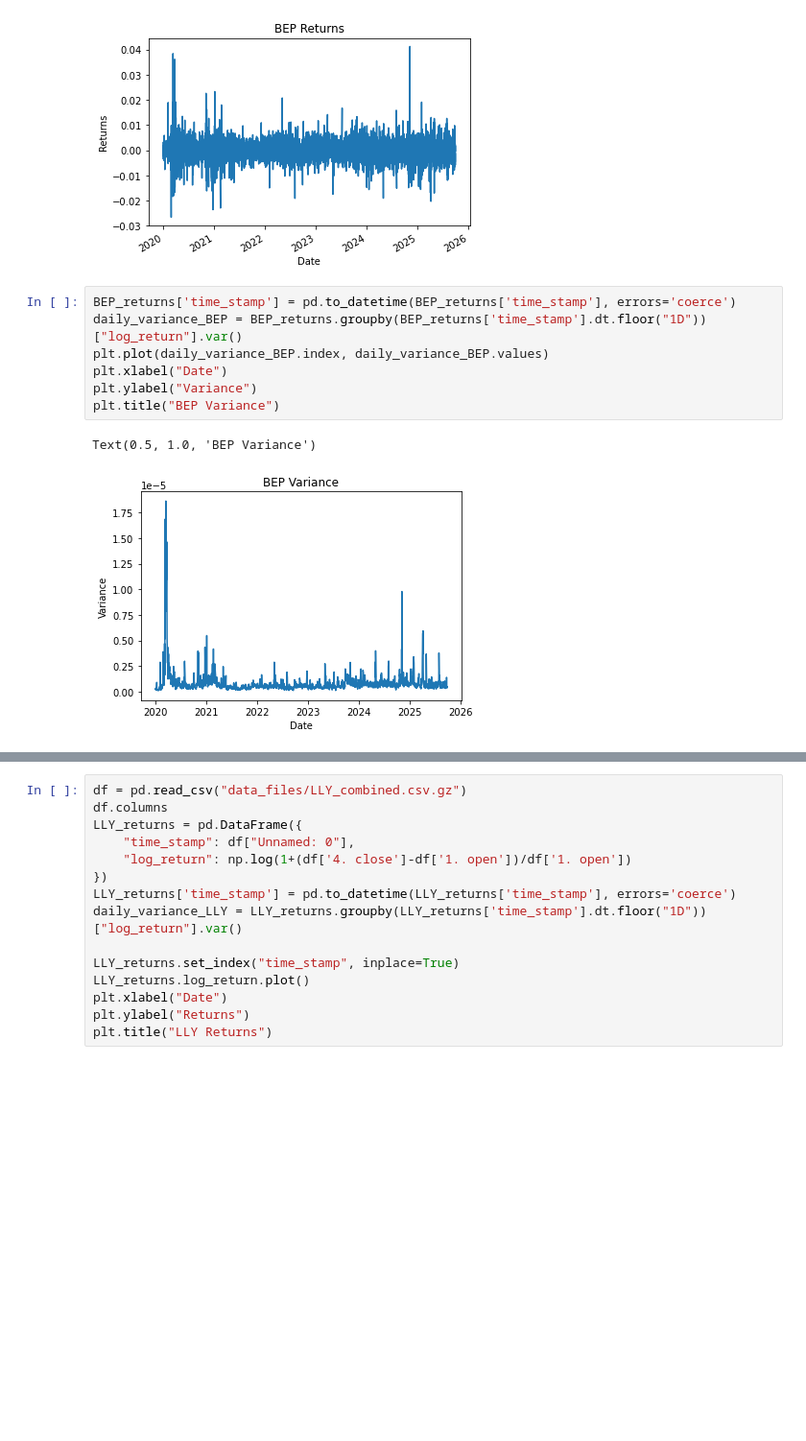
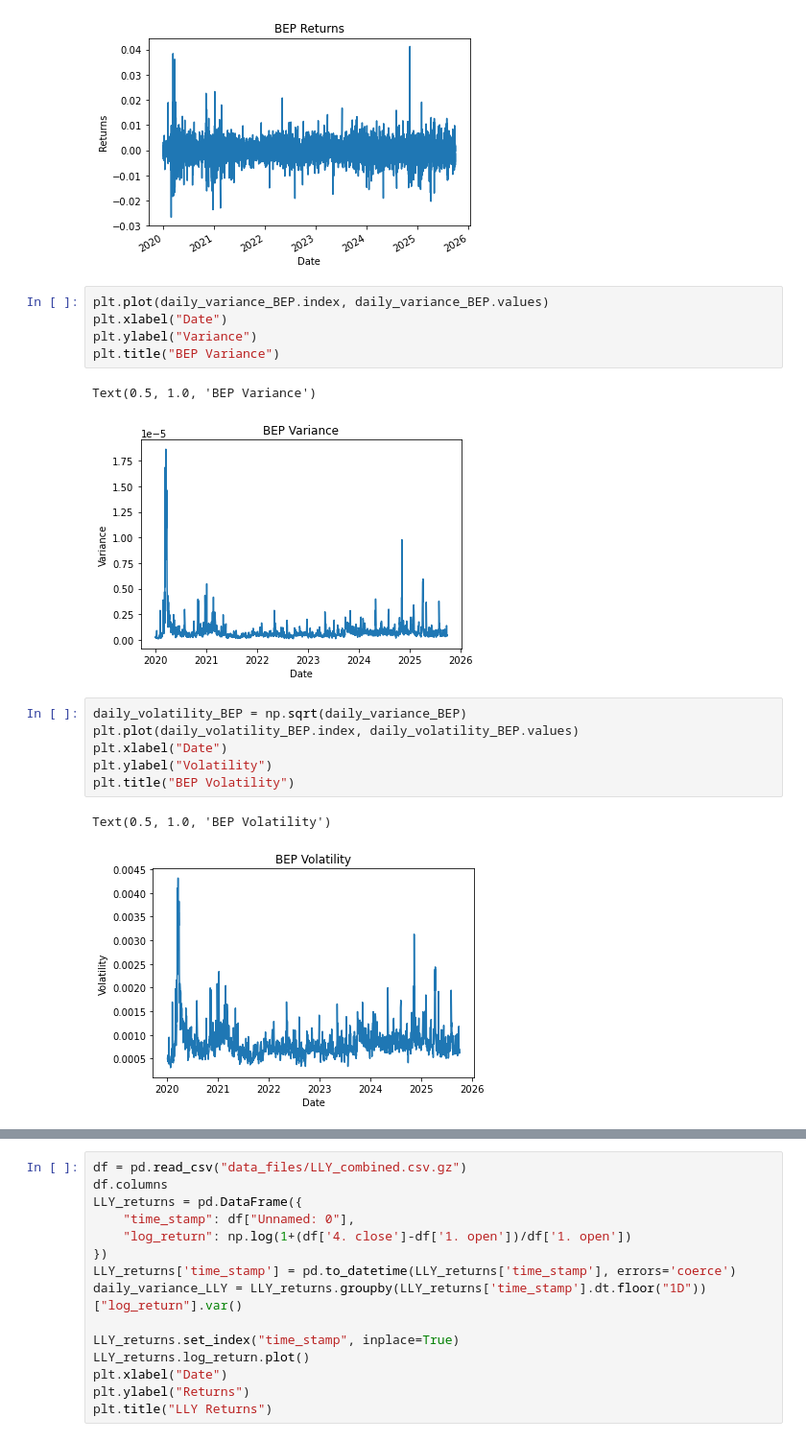
Before and after one commit to asalpert/msdas_practicum-project, a Jupyter notebook: data_preprocessing.ipynb, the cells around one changed output, grey strips where cells are left out. Shown: that part at 96% size. Drawn from its saved outputs; the diff is of its cells as text; blank space fills up the shorter version.

```diff
--- a/data_preprocessing.ipynb
+++ b/data_preprocessing.ipynb
@@ -148,8 +120,6 @@ plt.title("BEP Returns")
 Text(0.5, 1.0, 'BEP Returns')
 [figure]
 # %%
-BEP_returns['time_stamp'] = pd.to_datetime(BEP_returns['time_stamp'], errors='coerce')
-daily_variance_BEP = BEP_returns.groupby(BEP_returns['time_stamp'].dt.floor("1D"))["log_return"].var()
 plt.plot(daily_variance_BEP.index, daily_variance_BEP.values)
 plt.xlabel("Date")
 plt.ylabel("Variance")
@@ -157,3 +127,12 @@ plt.title("BEP Variance")
 # %% [output]
 Text(0.5, 1.0, 'BEP Variance')
 [figure]
+# %%
+daily_volatility_BEP = np.sqrt(daily_variance_BEP)
+plt.plot(daily_volatility_BEP.index, daily_volatility_BEP.values)
+plt.xlabel("Date")
+plt.ylabel("Volatility")
+plt.title("BEP Volatility")
+# %% [output]
+Text(0.5, 1.0, 'BEP Volatility')
+[figure, added]
```
Also changed, not shown: parts of 23 cells of this notebook.
